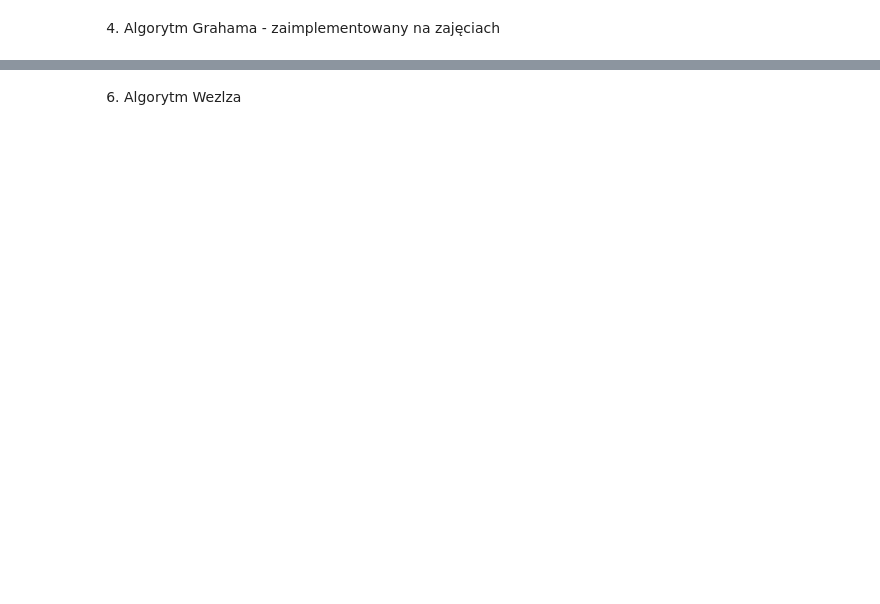
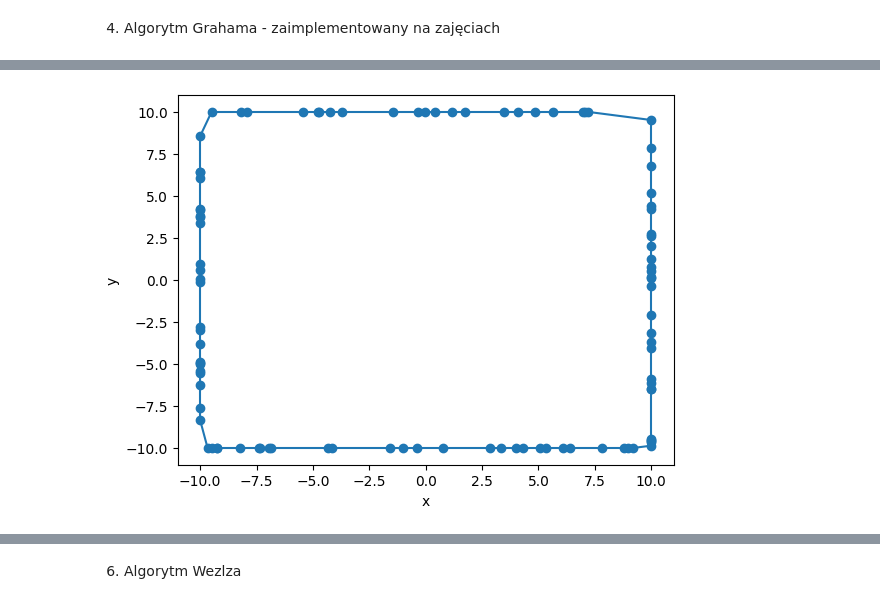
Before and after one commit to JakubFr4czek/Projekt-Algorytmy-Geometryczne, a Jupyter notebook: projekt.ipynb, the cells around one changed output, grey strips where cells are left out. Saved outputs shown, nothing was run; the diff lists cells and outputs as text; code cells hidden in the pictures; blank space fills up the shorter version.

```diff
--- a/projekt.ipynb
+++ b/projekt.ipynb
@@ -309,0 +326,2 @@ rotatingCalipers(convex_hull_points)
+# %%
+hull_points_c = graham_algorithm(points_c)
@@ -309,0 +351,4 @@ rotatingCalipers(convex_hull_points)
+# %%
+show_convex_hull(points_c, hull_points_c)
+# %% [output]
+[figure, added]
```
Also changed, not shown: parts of 34 cells of this notebook, 4 other files.
